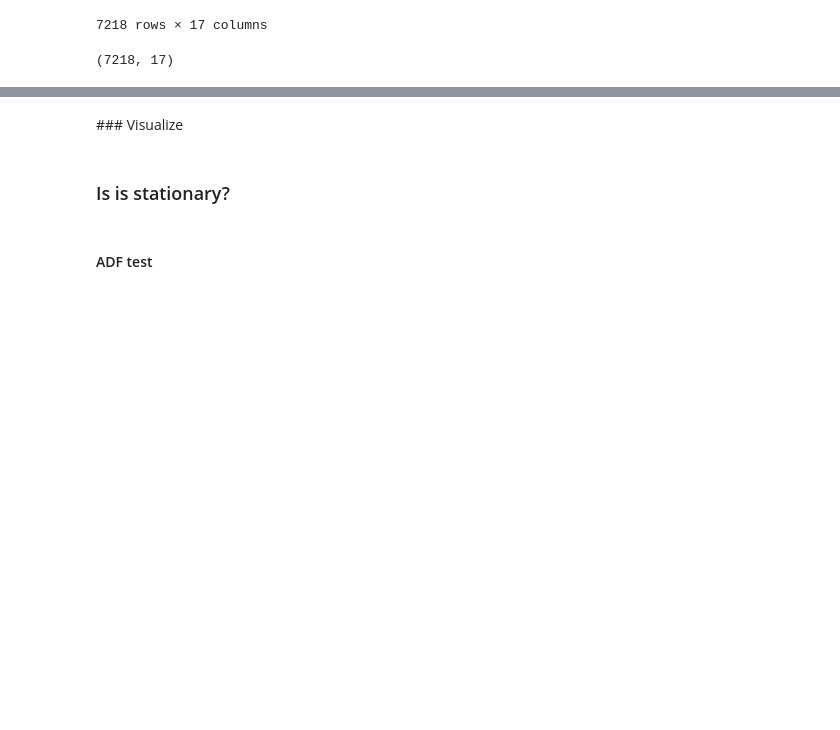
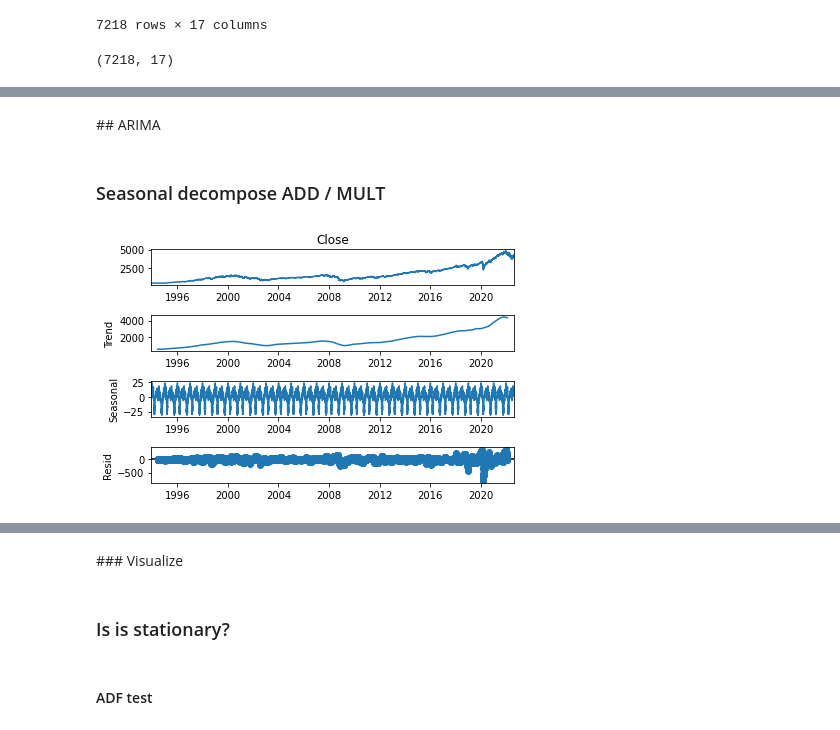
Before and after one commit to mlyngholm/S-P_price_prediction, a Jupyter notebook: S&P_price_prediction.ipynb, the cells around one changed output, grey strips where cells are left out. Drawn from its saved outputs; the diff is of its cells as text; code cells hidden in the pictures; blank space fills up the shorter version.

```diff
--- a/S&P_price_prediction.ipynb
+++ b/S&P_price_prediction.ipynb
@@ -450,0 +340,11 @@ Warnings:
+# %% [markdown]
+## ARIMA
+# %% [markdown]
+### Seasonal decompose ADD / MULT
+# %%
+from statsmodels.tsa.seasonal import seasonal_decompose
+
+result_add = seasonal_decompose(sp500['Close'], model='additive', period=252)
+result_add.plot();
+# %% [output]
+[figure, added]
```
Also changed, not shown: parts of 53 cells of this notebook.
